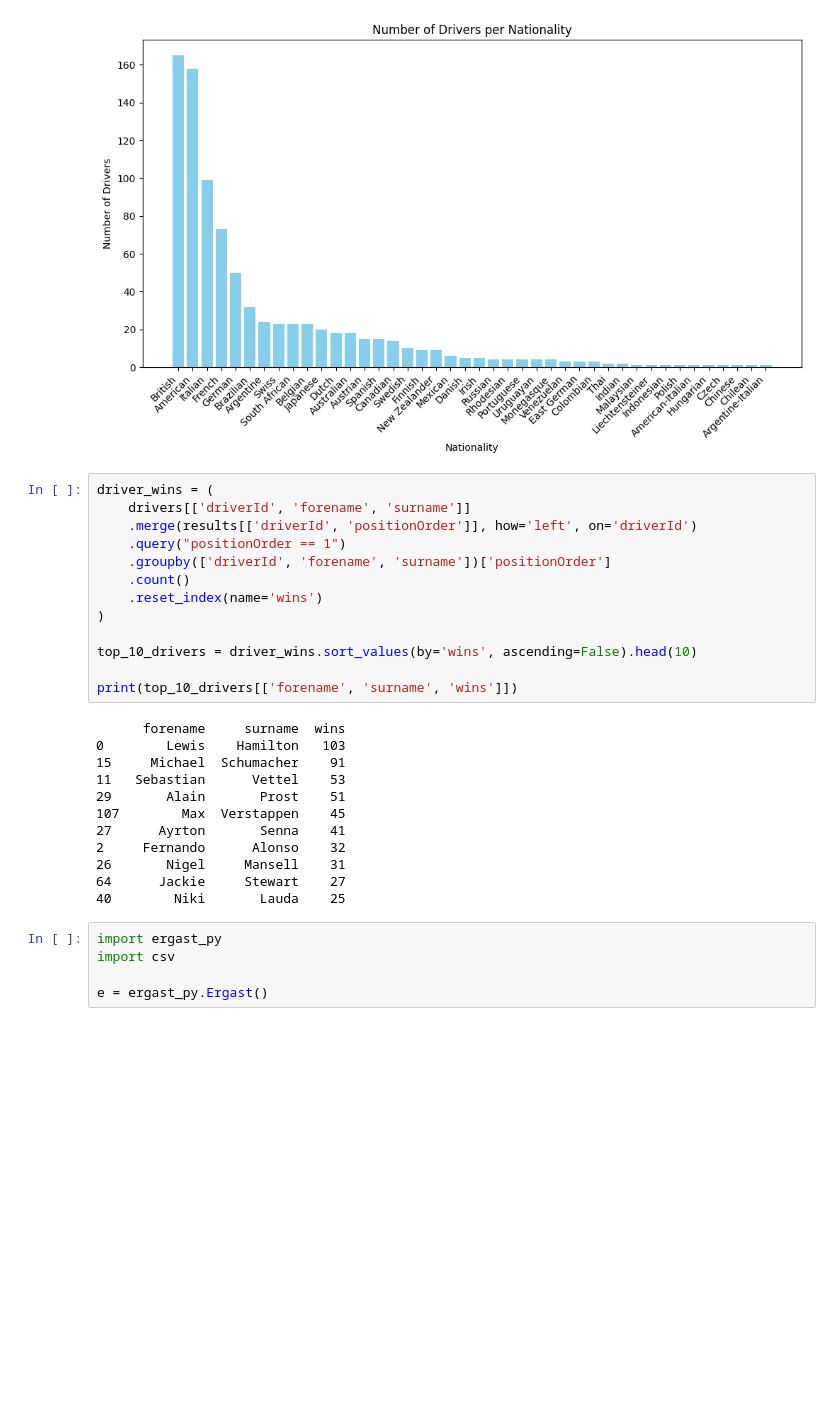
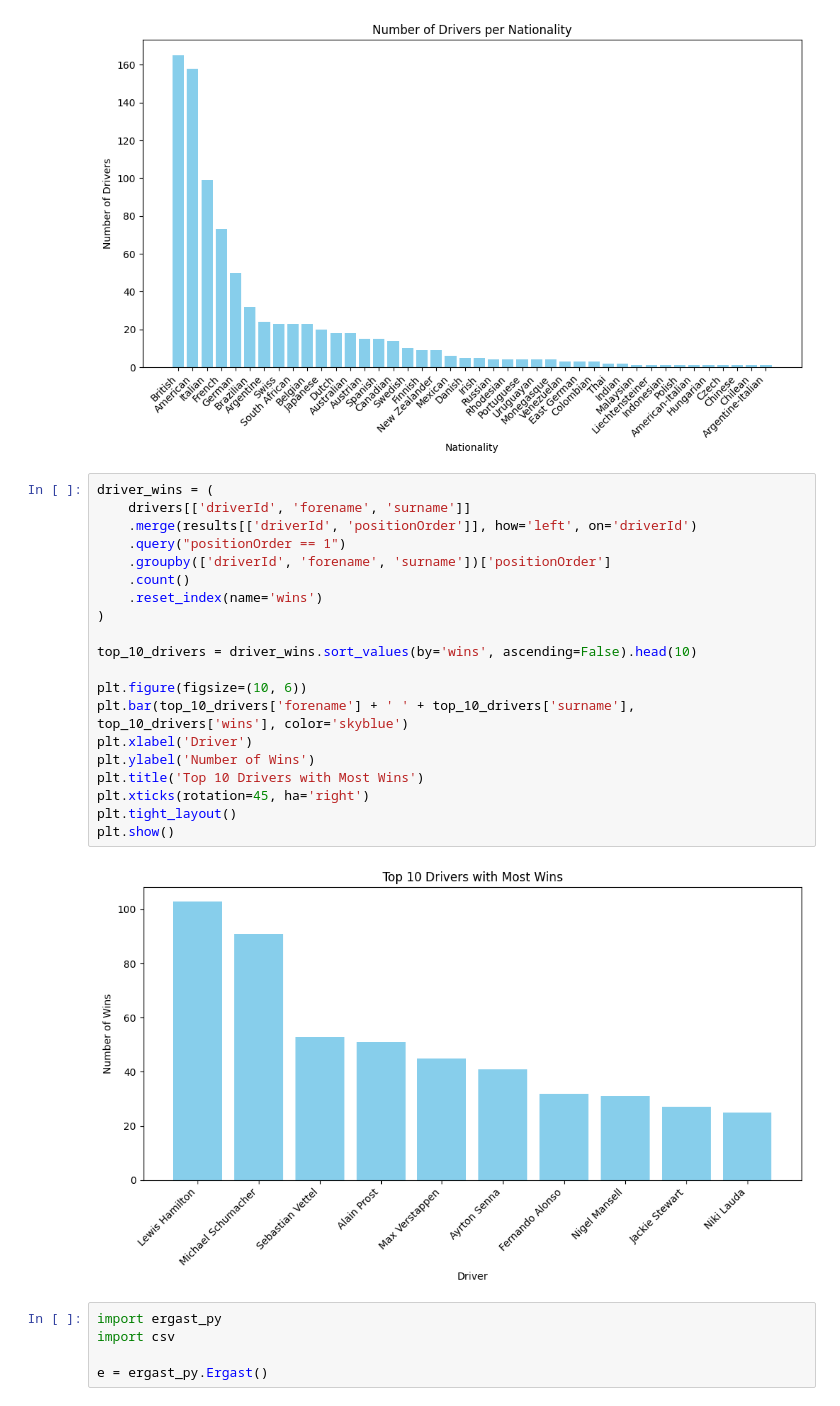
Before and after one commit to GoranBogetic/Podatkovna-rad, a Jupyter notebook: rad.ipynb, the cells around one changed output. Drawn from its saved outputs; the diff is of its cells as text; blank space fills up the shorter version.

```diff
--- a/rad.ipynb
+++ b/rad.ipynb
@@ -51,28 +53,25 @@ plt.show()
 # %%
 driver_wins = (
     drivers[['driverId', 'forename', 'surname']]
     .merge(results[['driverId', 'positionOrder']], how='left', on='driverId')
     .query("positionOrder == 1")
     .groupby(['driverId', 'forename', 'surname'])['positionOrder']
     .count()
     .reset_index(name='wins')
 )
 
 top_10_drivers = driver_wins.sort_values(by='wins', ascending=False).head(10)
 
-print(top_10_drivers[['forename', 'surname', 'wins']])
+plt.figure(figsize=(10, 6))
+plt.bar(top_10_drivers['forename'] + ' ' + top_10_drivers['surname'], top_10_drivers['wins'], color='skyblue')
+plt.xlabel('Driver')
+plt.ylabel('Number of Wins')
+plt.title('Top 10 Drivers with Most Wins')
+plt.xticks(rotation=45, ha='right')
+plt.tight_layout()
+plt.show()
 # %% [output]
-      forename     surname  wins
-0        Lewis    Hamilton   103
-15     Michael  Schumacher    91
-11   Sebastian      Vettel    53
-29       Alain       Prost    51
-107        Max  Verstappen    45
-27      Ayrton       Senna    41
-2     Fernando      Alonso    32
-26       Nigel     Mansell    31
-64      Jackie     Stewart    27
-40        Niki       Lauda    25
+[figure, added]
 # %%
 import ergast_py
 import csv
```
Also changed, not shown: parts of 10 cells of this notebook.
